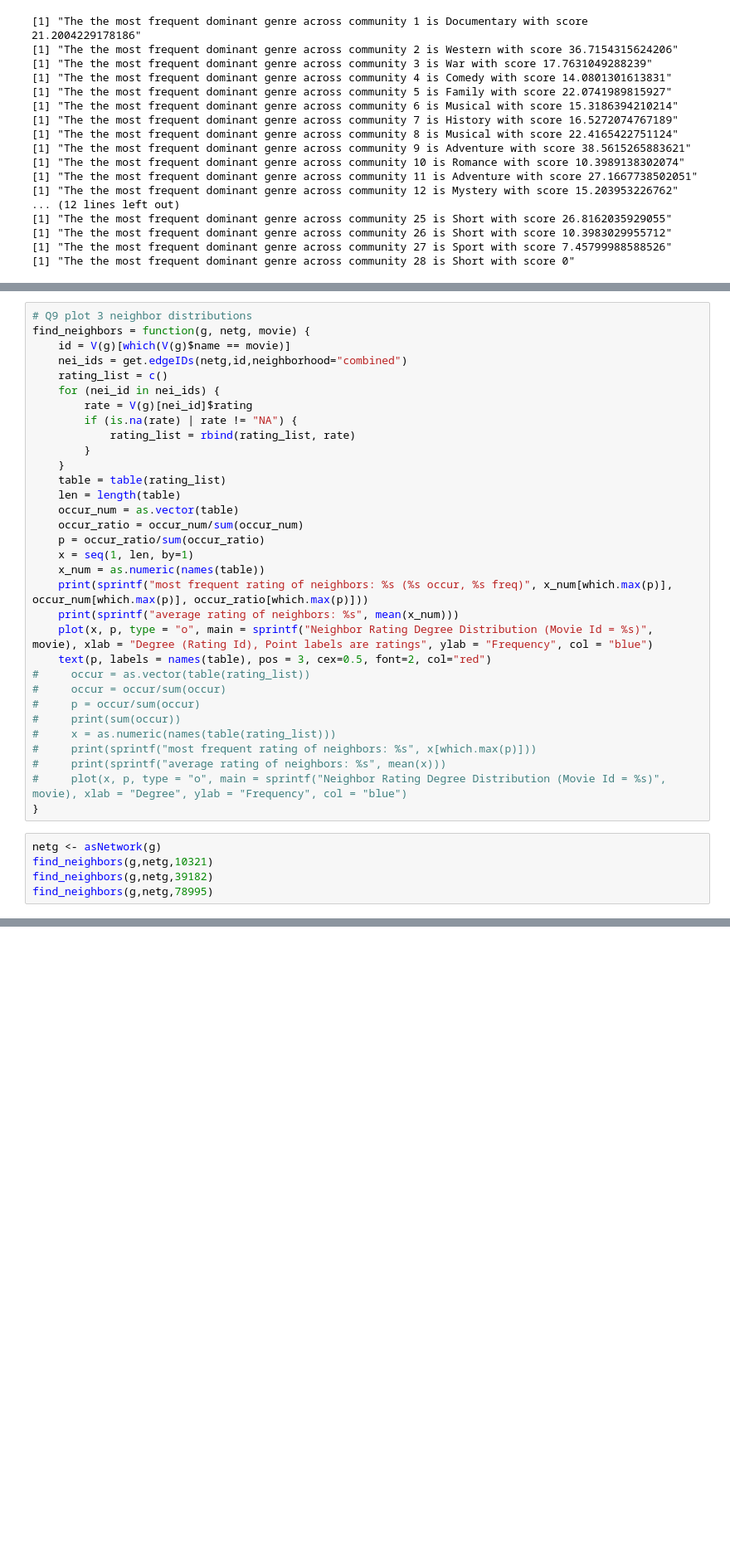
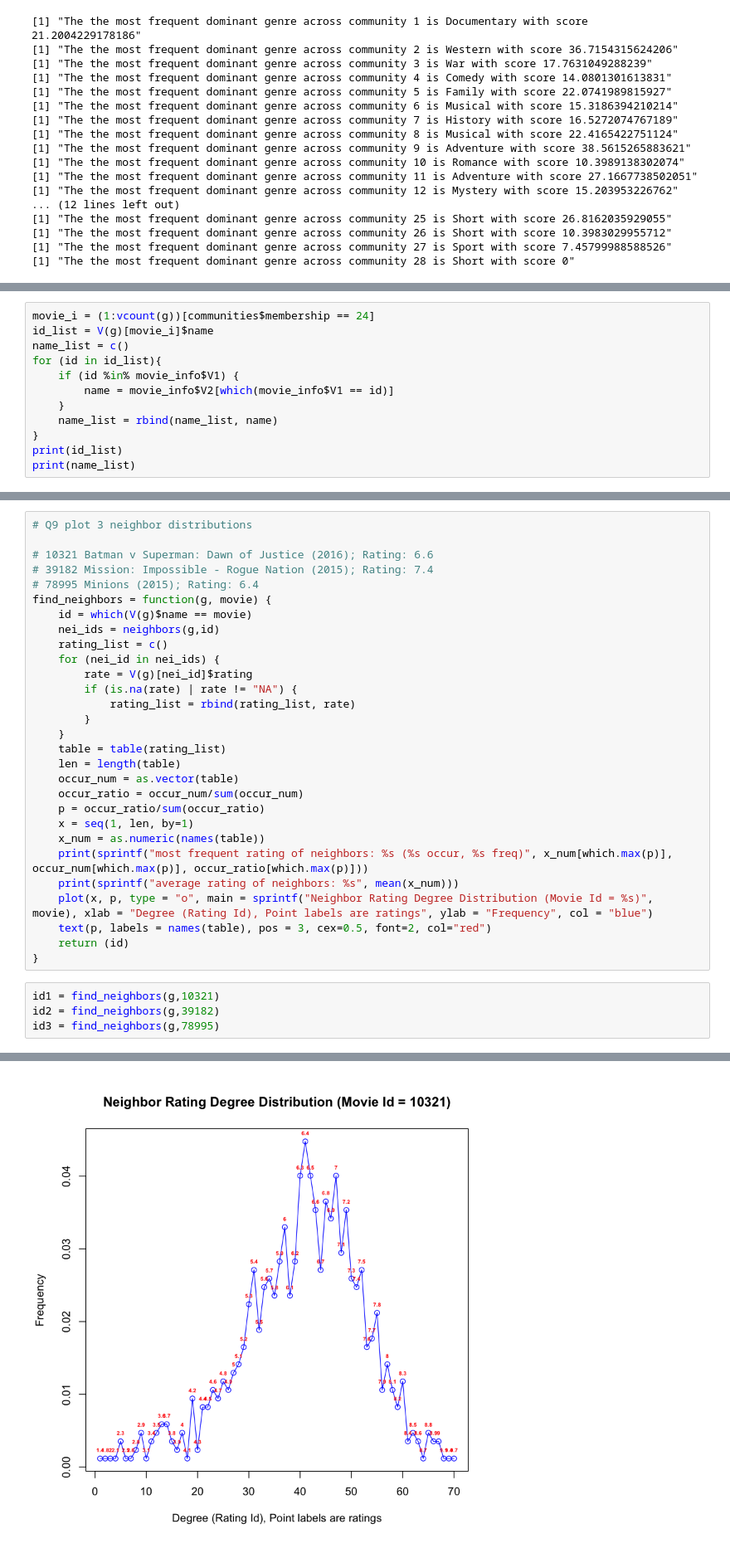
Before and after one commit to twjeric/UCLA-EE232-Large-Scale-Social-and-Complex-Networks, a Jupyter notebook: Project4/project4_part2.ipynb, the cells around one changed output, grey strips where cells are left out. Shown at 83% size. Saved outputs shown, nothing was run; the diff lists cells and outputs as text; blank space fills up the shorter version.

```diff
--- a/Project4/project4_part2.ipynb
+++ b/Project4/project4_part2.ipynb
@@ -279,0 +304,12 @@ for (i in 1:length(sizes(communities))) {
+# %%
+movie_i = (1:vcount(g))[communities$membership == 24]
+id_list = V(g)[movie_i]$name
+name_list = c()
+for (id in id_list){
+    if (id %in% movie_info$V1) {
+        name = movie_info$V2[which(movie_info$V1 == id)]
+    }
+    name_list = rbind(name_list, name)
+}
+print(id_list)
+print(name_list)
@@ -280,8 +349,12 @@ for (i in 1:length(sizes(communities))) {
 # %%
 # Q9 plot 3 neighbor distributions
-find_neighbors = function(g, netg, movie) {
-    id = V(g)[which(V(g)$name == movie)]
-    nei_ids = get.edgeIDs(netg,id,neighborhood="combined")
+
+# 10321 Batman v Superman: Dawn of Justice (2016); Rating: 6.6
+# 39182 Mission: Impossible - Rogue Nation (2015); Rating: 7.4
+# 78995 Minions (2015); Rating: 6.4
+find_neighbors = function(g, movie) {
+    id = which(V(g)$name == movie)
+    nei_ids = neighbors(g,id)
     rating_list = c()
     for (nei_id in nei_ids) {
         rate = V(g)[nei_id]$rating
@@ -300,18 +373,10 @@ find_neighbors = function(g, netg, movie) {
     print(sprintf("average rating of neighbors: %s", mean(x_num)))
     plot(x, p, type = "o", main = sprintf("Neighbor Rating Degree Distribution (Movie Id = %s)", movie), xlab = "Degree (Rating Id), Point labels are ratings", ylab = "Frequency", col = "blue")
     text(p, labels = names(table), pos = 3, cex=0.5, font=2, col="red")
-#     occur = as.vector(table(rating_list))
-#     occur = occur/sum(occur)
-#     p = occur/sum(occur)
-#     print(sum(occur))
-#     x = as.numeric(names(table(rating_list)))
-#     print(sprintf("most frequent rating of neighbors: %s", x[which.max(p)]))
-#     print(sprintf("average rating of neighbors: %s", mean(x)))
-#     plot(x, p, type = "o", main = sprintf("Neighbor Rating Degree Distribution (Movie Id = %s)", movie), xlab = "Degree", ylab = "Frequency", col = "blue")
+    return (id)
 }
 # %%
-netg <- asNetwork(g)
-find_neighbors(g,netg,10321)
-find_neighbors(g,netg,39182)
-find_neighbors(g,netg,78995)
+id1 = find_neighbors(g,10321)
+id2 = find_neighbors(g,39182)
+id3 = find_neighbors(g,78995)
 # %% [output]
@@ -318,0 +387 @@ ERROR: Error in asNetwork(g): could not find function "asNetwork"
+[figure, added]
```
Also changed, not shown: parts of 11 cells of this notebook, 1 other file.
